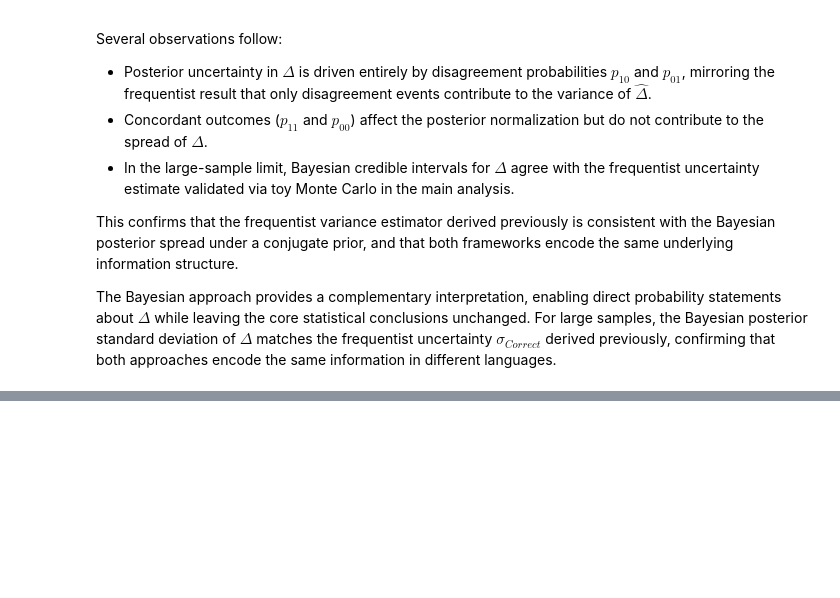
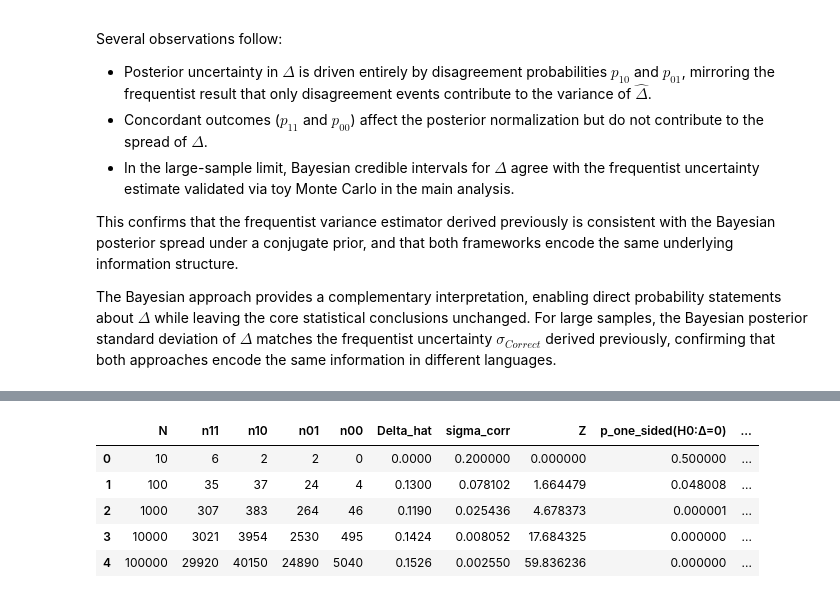
Before and after one commit to christosvergis-uleg/CorrelatedEfficiencies, a Jupyter notebook: start_Bayes.ipynb, the cells around one changed output, grey strips where cells are left out. Drawn from its saved outputs; the diff is of its cells as text; code cells hidden in the pictures; blank space fills up the shorter version.

```diff
--- a/start_Bayes.ipynb
+++ b/start_Bayes.ipynb
@@ -192,13 +248,7 @@ The Bayesian approach provides a complementary interpretation, enabling direct p
 import pandas as pd
 from scipy.stats import norm
 
-def make_comparison_table(
-    Ns,
-    p_true,
-    rng,
-    alpha_prior=None,
-    Npost=200_000
-):
+def make_comparison_table(Ns, p_true, rng, alpha_prior=None, Npost=200000):
     if alpha_prior is None:
         alpha_prior = np.ones(4)
 
@@ -229,32 +279,37 @@ def make_comparison_table(
         prob_gt0 = float(np.mean(Delta_post > 0))
 
         rows.append({
             "N": N,
             "n11": int(n11), "n10": int(n10), "n01": int(n01), "n00": int(n00),
             "Delta_hat": Delta_hat,
             "sigma_corr": sigma_corr,
             "Z": Z,
             "p_one_sided(H0:Δ=0)": p_one_sided,
             "p_two_sided(H0:Δ=0)": p_two_sided,
             "Bayes_mean(Δ)": post_mean,
             "Bayes_std(Δ)": post_std,
             "Bayes_CI68_low": float(q16),
             "Bayes_median": float(q50),
             "Bayes_CI68_high": float(q84),
             "Bayes_CI95_low": float(q025),
             "Bayes_CI95_high": float(q975),
             "Bayes_P(Δ>0)": prob_gt0,
         })
 
     df = pd.DataFrame(rows)
-
-    # Optional: nicer formatting for display
     return df
 
 seed = cfg["seed"]
 rng = np.random.default_rng(seed)
 
 Ns = [10, 100, 1000, 10000, 100000]
 
 df = make_comparison_table(Ns, p_true, rng, alpha_prior=alpha_prior, Npost=Npost)
 df
+# %% [output]
+|  | N | n11 | n10 | n01 | n00 | Delta_hat | sigma_corr | Z | p_one_sided(H0:Δ=0) | ... |
+| 0 | 10 | 6 | 2 | 2 | 0 | 0.0000 | 0.200000 | 0.000000 | 0.500000 | ... |
+| 1 | 100 | 35 | 37 | 24 | 4 | 0.1300 | 0.078102 | 1.664479 | 0.048008 | ... |
+| 2 | 1000 | 307 | 383 | 264 | 46 | 0.1190 | 0.025436 | 4.678373 | 0.000001 | ... |
+| 3 | 10000 | 3021 | 3954 | 2530 | 495 | 0.1424 | 0.008052 | 17.684325 | 0.000000 | ... |
+| 4 | 100000 | 29920 | 40150 | 24890 | 5040 | 0.1526 | 0.002550 | 59.836236 | 0.000000 | ... |
```
Also changed, not shown: parts of 4 cells of this notebook.
